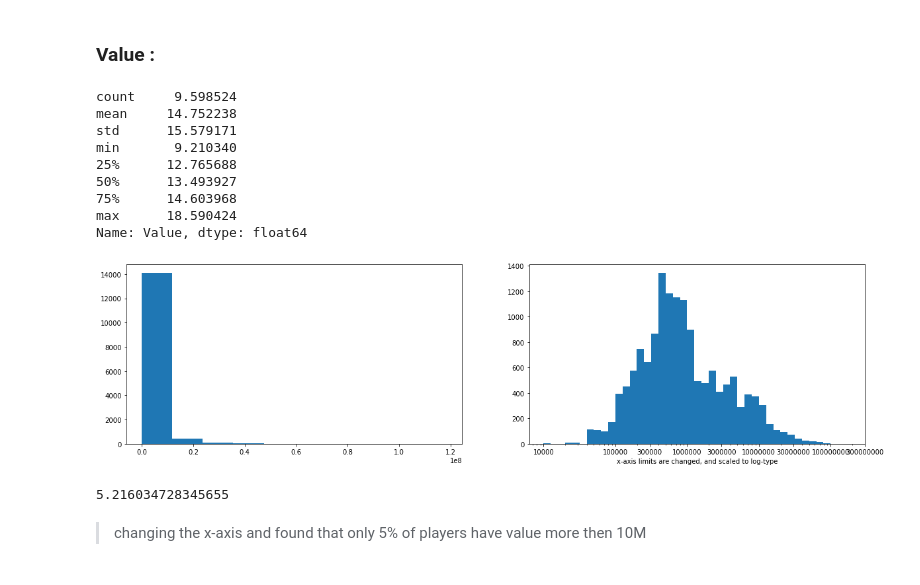
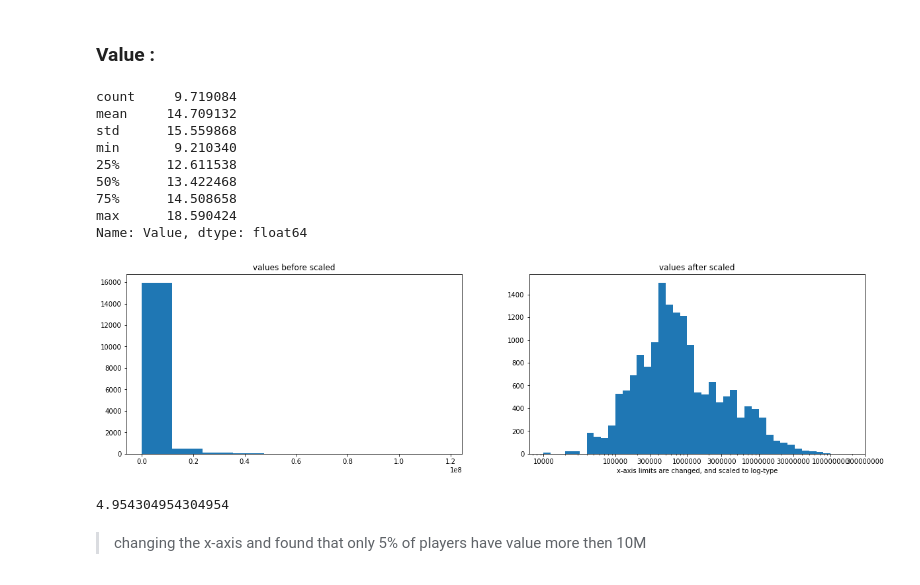
Before and after one commit to abdelrahman314/Communicate_Data_Finding_Fifa19, a Jupyter notebook: Exploration_fifa19.ipynb, the cells around one changed output. Saved outputs shown, nothing was run; the diff lists cells and outputs as text; code cells hidden in the pictures.

```diff
--- a/Exploration_fifa19.ipynb
+++ b/Exploration_fifa19.ipynb
@@ -16,7 +16,7 @@ import seaborn as sb
 # %% [markdown]
 > Loading dataset and describe its properties:
 # %%
-df = pd.read_csv('fifa19.csv')
+df = pd.read_excel('fifa19.xlsx')
 # %%
 df.shape
 # %% [output]
@@ -60,7 +60,7 @@ df.duplicated().sum()
 # %% [markdown]
 ### remove unnecessary columns:
 # %%
-df.drop(['Photo', 'Flag', 'Club Logo', 'Special', 'Real Face', 'Loaned From','International Reputation','Body Type'], axis=1, inplace = True)
+df.drop(['Photo', 'Flag', 'Club Logo', 'Special', 'Real Face', 'Loaned From','International Reputation'], axis=1, inplace = True)
 df.drop(df.columns[0],axis=1, inplace = True)
 # %%
 df.info()
@@ -85,5 +85,5 @@ memory usage: 11.1+ MB
 # %%
-df.drop(df.columns[21:47],axis=1, inplace = True)
+df.drop(df.columns[20:47],axis=1, inplace = True)
 # %%
 df.info()
 # %% [output]
@@ -421,34 +424,35 @@ sb.countplot(data=df , x='Potential', color=base_color);
 # %%
 np.log(df['Value'].describe())
 # %% [output]
-count     9.598524
-mean     14.752238
-std      15.579171
+count     9.719084
+mean     14.709132
+std      15.559868
 min       9.210340
-25%      12.765688
-50%      13.493927
-75%      14.603968
+25%      12.611538
+50%      13.422468
+75%      14.508658
 max      18.590424
 Name: Value, dtype: float64
 # %%
 plt.figure(figsize = [20,5])
 plt.subplot(1, 2, 1)
 plt.hist(data = df, x = 'Value')
+plt.title("values before scaled")
 plt.subplot(1,2,2)
 ticks = [10000,100000, 300000,1000000,3000000,10000000,30000000,100000000,300000000]
 labels = ['{}'.format(v) for v in ticks]
 bins = 10 ** np.arange(4, 8+0.1, 0.1)
 plt.hist(data=df, x='Value',bins = bins);
-
+plt.title("values after scaled")
 plt.xscale('log')
 plt.xticks(ticks, labels);
 plt.xlabel('x-axis limits are changed, and scaled to log-type');
 # %% [output]
-[figure, old version]
+[figure, new version]
 # %%
 df[df['Value'] > 10000000]['Value'].count()/df['Value'].count() * 100
 # %% [output]
-5.216034728345655
+4.954304954304954
 # %% [markdown]
 > changing the x-axis and found that only 5% of players have value more then 10M
 # %% [markdown]
```
Also changed, not shown: parts of 56 cells of this notebook, 4 other files.
